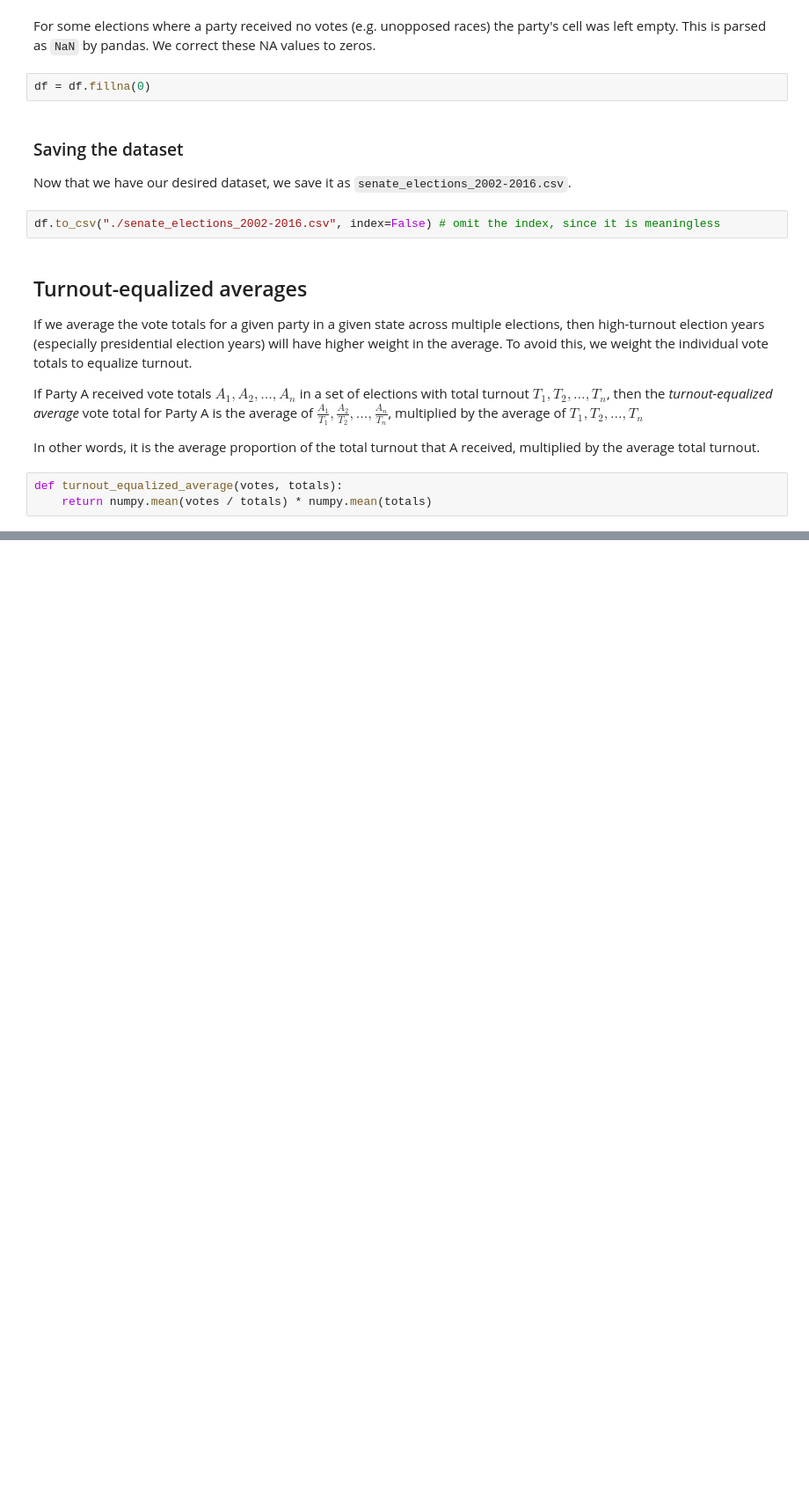
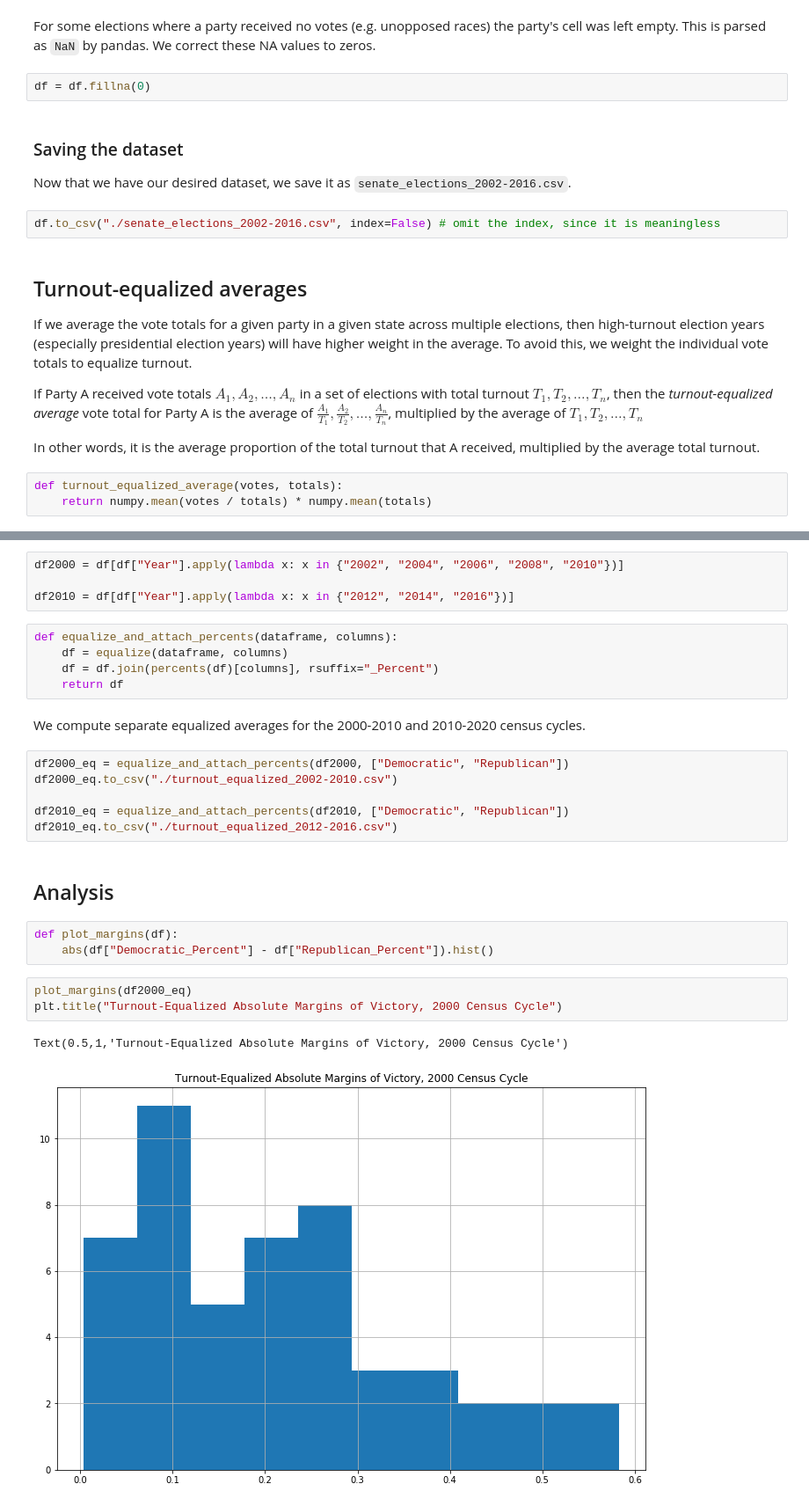
Before and after one commit to gerrymandr/party-tilt, a Jupyter notebook: AllFiftyStates.ipynb, the cells around one changed output, grey strips where cells are left out. Shown at 88% size. Drawn from its saved outputs; the diff is of its cells as text; blank space fills up the shorter version.

```diff
--- a/AllFiftyStates.ipynb
+++ b/AllFiftyStates.ipynb
@@ -125,0 +115,28 @@ output.to_csv("./")
+# %%
+df2000 = df[df["Year"].apply(lambda x: x in {"2002", "2004", "2006", "2008", "2010"})]
+
+df2010 = df[df["Year"].apply(lambda x: x in {"2012", "2014", "2016"})]
+# %%
+def equalize_and_attach_percents(dataframe, columns):
+    df = equalize(dataframe, columns)
+    df = df.join(percents(df)[columns], rsuffix="_Percent")
+    return df
+# %% [markdown]
+We compute separate equalized averages for the 2000-2010 and 2010-2020 census cycles.
+# %%
+df2000_eq = equalize_and_attach_percents(df2000, ["Democratic", "Republican"])
+df2000_eq.to_csv("./turnout_equalized_2002-2010.csv")
+
+df2010_eq = equalize_and_attach_percents(df2010, ["Democratic", "Republican"])
+df2010_eq.to_csv("./turnout_equalized_2012-2016.csv")
+# %% [markdown]
+## Analysis
+# %%
+def plot_margins(df):
+    abs(df["Democratic_Percent"] - df["Republican_Percent"]).hist()
+# %%
+plot_margins(df2000_eq)
+plt.title("Turnout-Equalized Absolute Margins of Victory, 2000 Census Cycle")
+# %% [output]
+Text(0.5,1,'Turnout-Equalized Absolute Margins of Victory, 2000 Census Cycle')
+[figure, added]
```
Also changed, not shown: parts of 16 cells of this notebook, 2 other files.
